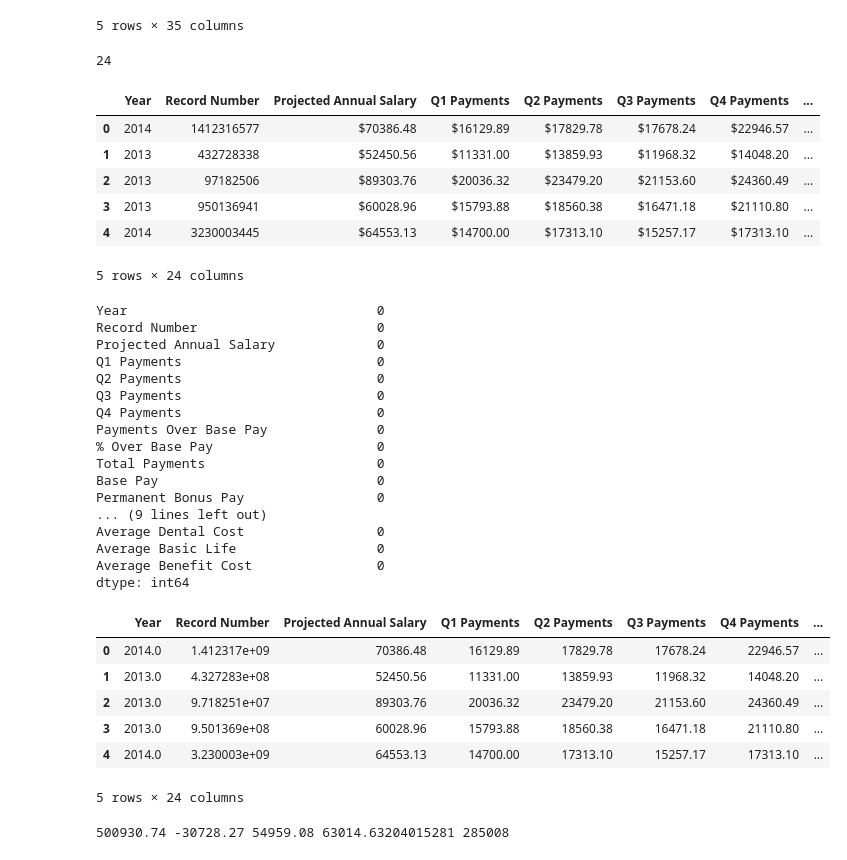
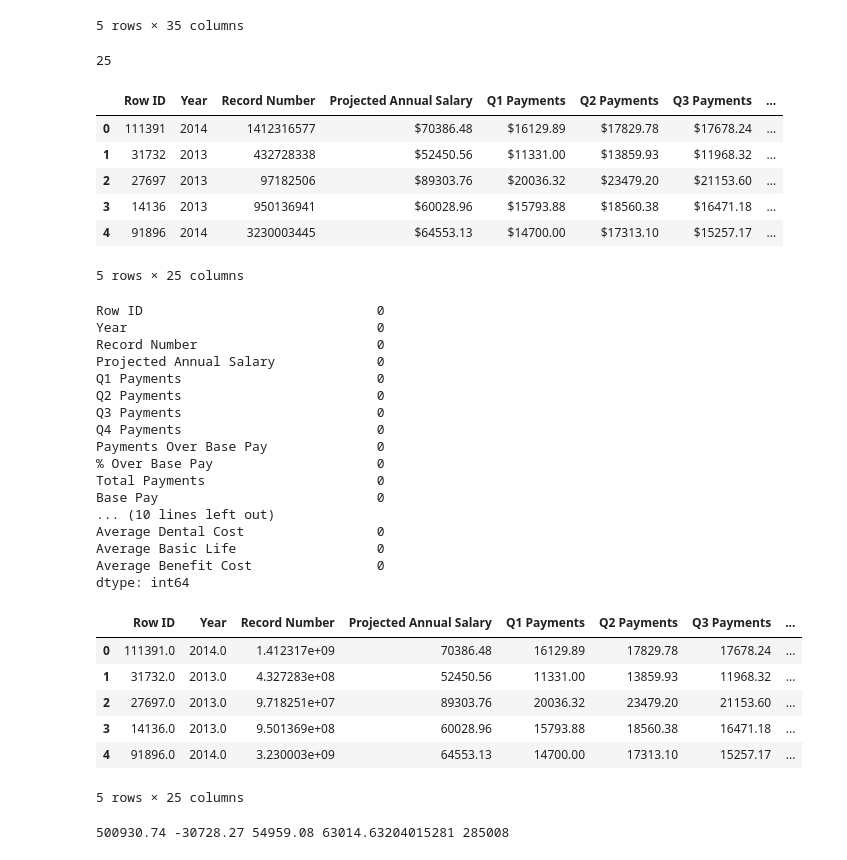
Before and after one commit to mahmoodm2/dcgan2, a Jupyter notebook: LACityData_Convert.ipynb, the cells around one changed output. Drawn from its saved outputs; the diff is of its cells as text; code cells hidden in the pictures.

```diff
--- a/LACityData_Convert.ipynb
+++ b/LACityData_Convert.ipynb
@@ -44,8 +45,7 @@ full_columns = ['Row ID', 'Year', 'Department Title', 'Payroll Department',
        'Job Class', 'Pay Grade', 'Average Health Cost', 'Average Dental Cost',
        'Average Basic Life', 'Average Benefit Cost', 'Benefits Plan',
        'Job Class Link']
-selected_columns = [ 'Year',
-       'Record Number',
+selected_columns = [ 'Row ID', 'Year',  'Record Number',
        'Projected Annual Salary', 'Q1 Payments',
        'Q2 Payments', 'Q3 Payments', 'Q4 Payments', 'Payments Over Base Pay',
        '% Over Base Pay', 'Total Payments', 'Base Pay', 'Permanent Bonus Pay',
@@ -57,22 +57,23 @@ selected_columns = [ 'Year',
        ]
 len(selected_columns)
 # %% [output]
-24
+25
 # %%
 # Selecting 24 columns having numeric data
 df = df[selected_columns]
 df.head()
 # %% [output]
-|  | Year | Record Number | Projected Annual Salary | Q1 Payments | Q2 Payments | Q3 Payments | Q4 Payments | ... |
-| 0 | 2014 | 1412316577 | $70386.48 | $16129.89 | $17829.78 | $17678.24 | $22946.57 | ... |
-| 1 | 2013 | 432728338 | $52450.56 | $11331.00 | $13859.93 | $11968.32 | $14048.20 | ... |
-| 2 | 2013 | 97182506 | $89303.76 | $20036.32 | $23479.20 | $21153.60 | $24360.49 | ... |
-| 3 | 2013 | 950136941 | $60028.96 | $15793.88 | $18560.38 | $16471.18 | $21110.80 | ... |
-| 4 | 2014 | 3230003445 | $64553.13 | $14700.00 | $17313.10 | $15257.17 | $17313.10 | ... |
+|  | Row ID | Year | Record Number | Projected Annual Salary | Q1 Payments | Q2 Payments | Q3 Payments | ... |
+| 0 | 111391 | 2014 | 1412316577 | $70386.48 | $16129.89 | $17829.78 | $17678.24 | ... |
+| 1 | 31732 | 2013 | 432728338 | $52450.56 | $11331.00 | $13859.93 | $11968.32 | ... |
+| 2 | 27697 | 2013 | 97182506 | $89303.76 | $20036.32 | $23479.20 | $21153.60 | ... |
+| 3 | 14136 | 2013 | 950136941 | $60028.96 | $15793.88 | $18560.38 | $16471.18 | ... |
+| 4 | 91896 | 2014 | 3230003445 | $64553.13 | $14700.00 | $17313.10 | $15257.17 | ... |
-5 rows × 24 columns
+5 rows × 25 columns
 # %%
 df.isnull().sum()
 # %% [output]
+Row ID                              0
 Year                                0
 Record Number                       0
 Projected Annual Salary             0
@@ -84,36 +85,35 @@ Payments Over Base Pay              0
 % Over Base Pay                     0
 Total Payments                      0
 Base Pay                            0
-Permanent Bonus Pay                 0
-... (9 lines left out)
+... (10 lines left out)
 Average Dental Cost                 0
 Average Basic Life                  0
 Average Benefit Cost                0
 dtype: int64
 # %%
 #Finding columns having null vlaues  and replacing them with 0.0
-df2 = df.copy()
-df2.fillna(-1. , inplace= True)
+#df2 = df.copy()
+df.fillna(-1. , inplace= True)
 # %%
 # Replacing non numeric characters such as $ or E in cell values
 import re
 theregex = re.compile(r'[^\d.]+')
 
-df3 = df2.astype('str').applymap(lambda x: re.sub(r'[^\d.-]+', '', x))
+df = df.astype('str').applymap(lambda x: re.sub(r'[^\d.-]+', '', x))
 
 # Changing all columns' types to float
-df3 = df3.astype('float')
+df = df.astype('float')
 # %%
 #df2.drop('Label', axis=1, inplace=True)
 # %%
-df3.head()
+df.head()
 # %% [output]
-|  | Year | Record Number | Projected Annual Salary | Q1 Payments | Q2 Payments | Q3 Payments | Q4 Payments | ... |
-| 0 | 2014.0 | 1.412317e+09 | 70386.48 | 16129.89 | 17829.78 | 17678.24 | 22946.57 | ... |
-| 1 | 2013.0 | 4.327283e+08 | 52450.56 | 11331.00 | 13859.93 | 11968.32 | 14048.20 | ... |
-| 2 | 2013.0 | 9.718251e+07 | 89303.76 | 20036.32 | 23479.20 | 21153.60 | 24360.49 | ... |
-| 3 | 2013.0 | 9.501369e+08 | 60028.96 | 15793.88 | 18560.38 | 16471.18 | 21110.80 | ... |
-| 4 | 2014.0 | 3.230003e+09 | 64553.13 | 14700.00 | 17313.10 | 15257.17 | 17313.10 | ... |
+|  | Row ID | Year | Record Number | Projected Annual Salary | Q1 Payments | Q2 Payments | Q3 Payments | ... |
+| 0 | 111391.0 | 2014.0 | 1.412317e+09 | 70386.48 | 16129.89 | 17829.78 | 17678.24 | ... |
+| 1 | 31732.0 | 2013.0 | 4.327283e+08 | 52450.56 | 11331.00 | 13859.93 | 11968.32 | ... |
+| 2 | 27697.0 | 2013.0 | 9.718251e+07 | 89303.76 | 20036.32 | 23479.20 | 21153.60 | ... |
+| 3 | 14136.0 | 2013.0 | 9.501369e+08 | 60028.96 | 15793.88 | 18560.38 | 16471.18 | ... |
+| 4 | 91896.0 | 2014.0 | 3.230003e+09 | 64553.13 | 14700.00 | 17313.10 | 15257.17 | ... |
-5 rows × 24 columns
+5 rows × 25 columns
 # %%
 # Saving cleaned DataFrame for later use
```
Also changed, not shown: parts of 17 cells of this notebook, 3 other files.
